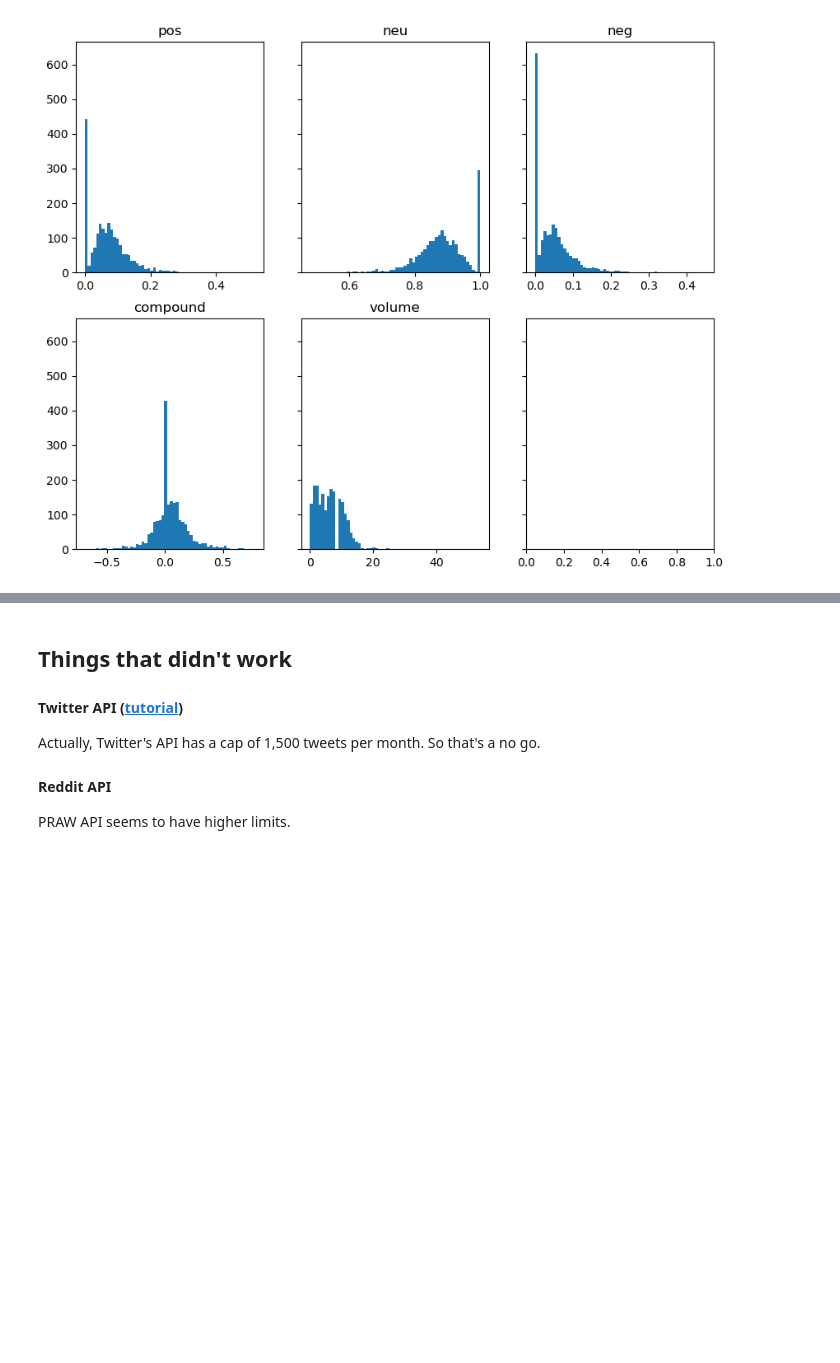
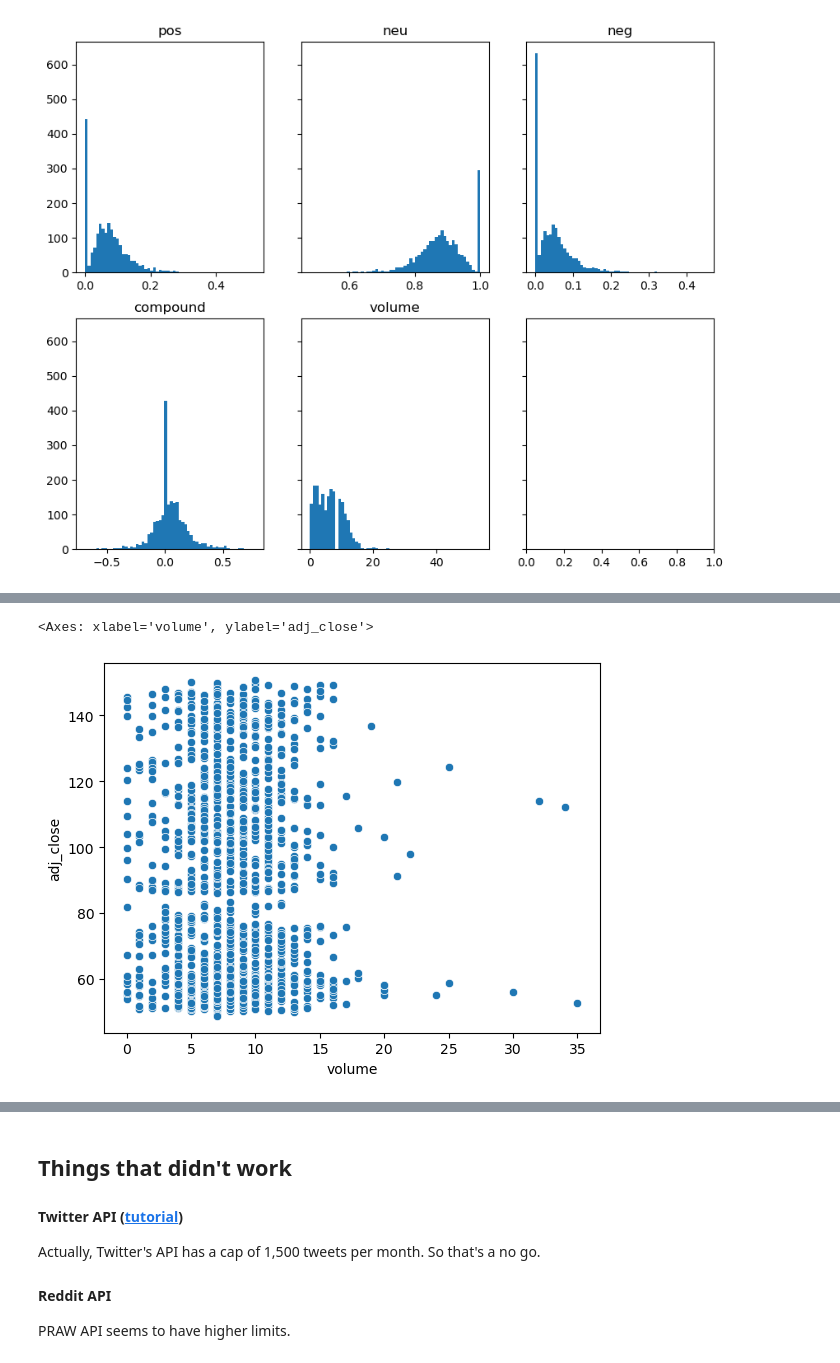
Before and after one commit to amberlee0516/ds4a-stock-price, a Jupyter notebook: sentiment analysis.ipynb, the cells around one changed output, grey strips where cells are left out. Drawn from its saved outputs; the diff is of its cells as text; code cells hidden in the pictures; blank space fills up the shorter version.

```diff
--- a/sentiment analysis.ipynb
+++ b/sentiment analysis.ipynb
@@ -532,0 +563,5 @@ fig.savefig("google_hist.png")
+# %%
+sns.scatterplot(x="volume", y="adj_close", data=merged)
+# %% [output]
+<Axes: xlabel='volume', ylabel='adj_close'>
+[figure, added]
```
Also changed, not shown: parts of 13 cells of this notebook, 2 other files.
